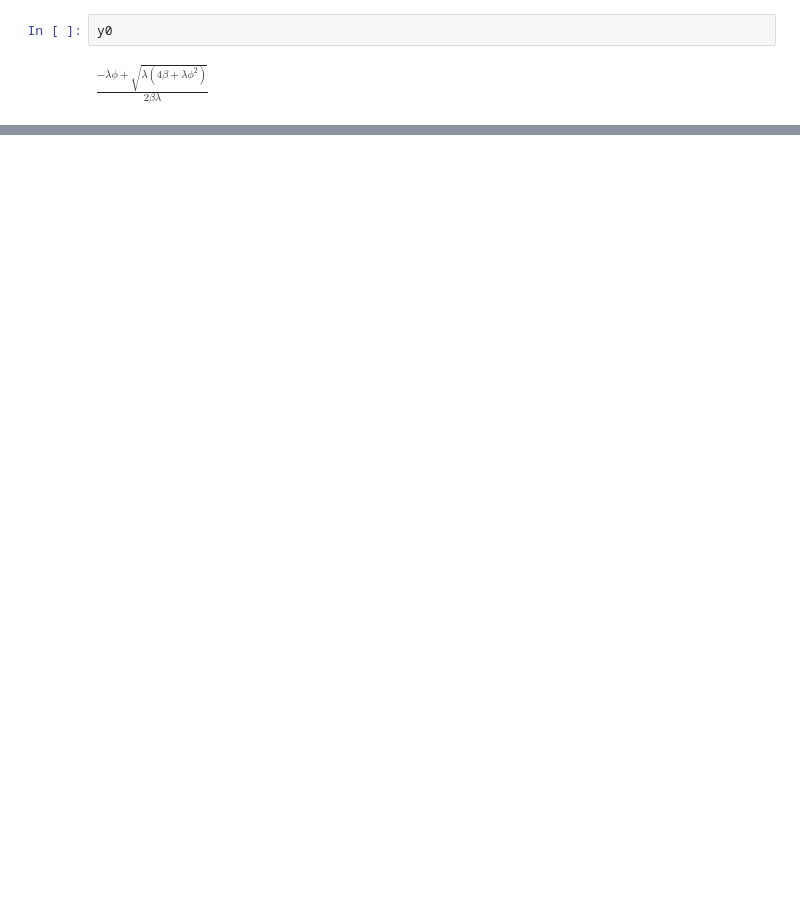
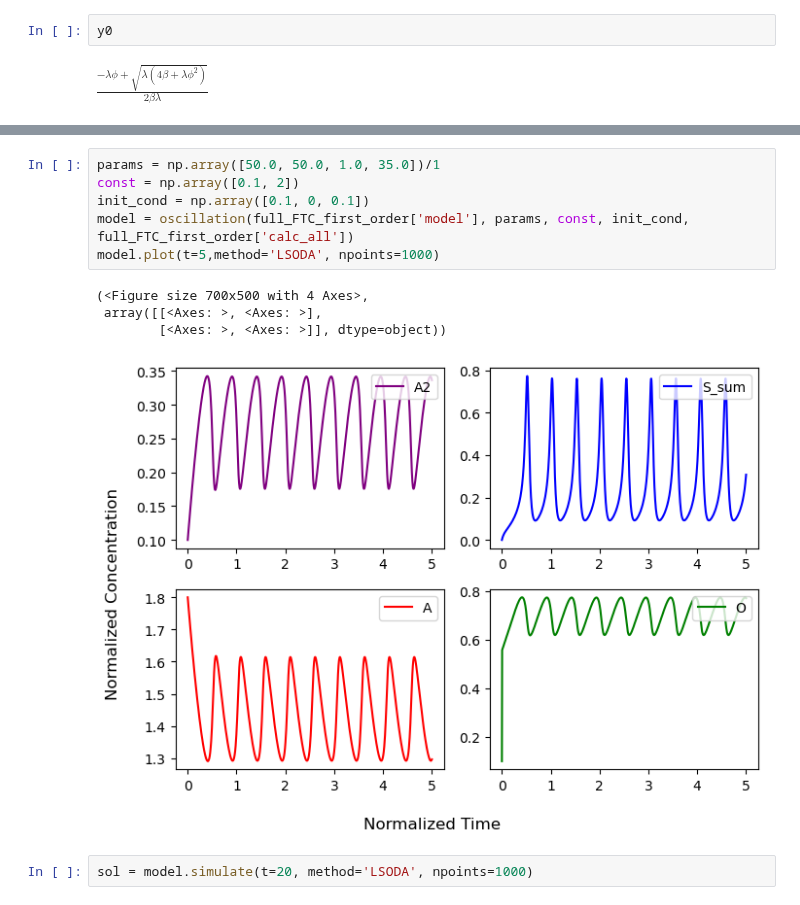
Before and after one commit to Zhiheng419/Chemical_Oscillation_Model, a Jupyter notebook: sym.ipynb, the cells around one changed output, grey strips where cells are left out. Saved outputs shown, nothing was run; the diff lists cells and outputs as text; blank space fills up the shorter version.

```diff
--- a/sym.ipynb
+++ b/sym.ipynb
@@ -52,0 +77,13 @@ M.eigenvals()
+# %%
+params = np.array([50.0, 50.0, 1.0, 35.0])/1
+const = np.array([0.1, 2])
+init_cond = np.array([0.1, 0, 0.1])
+model = oscillation(full_FTC_first_order['model'], params, const, init_cond, full_FTC_first_order['calc_all'])
+model.plot(t=5,method='LSODA', npoints=1000)
+# %% [output]
+(<Figure size 700x500 with 4 Axes>,
+ array([[<Axes: >, <Axes: >],
+        [<Axes: >, <Axes: >]], dtype=object))
+[figure, added]
+# %%
+sol = model.simulate(t=20, method='LSODA', npoints=1000)
```
Also changed, not shown: parts of 20 cells of this notebook, 3 other files.
